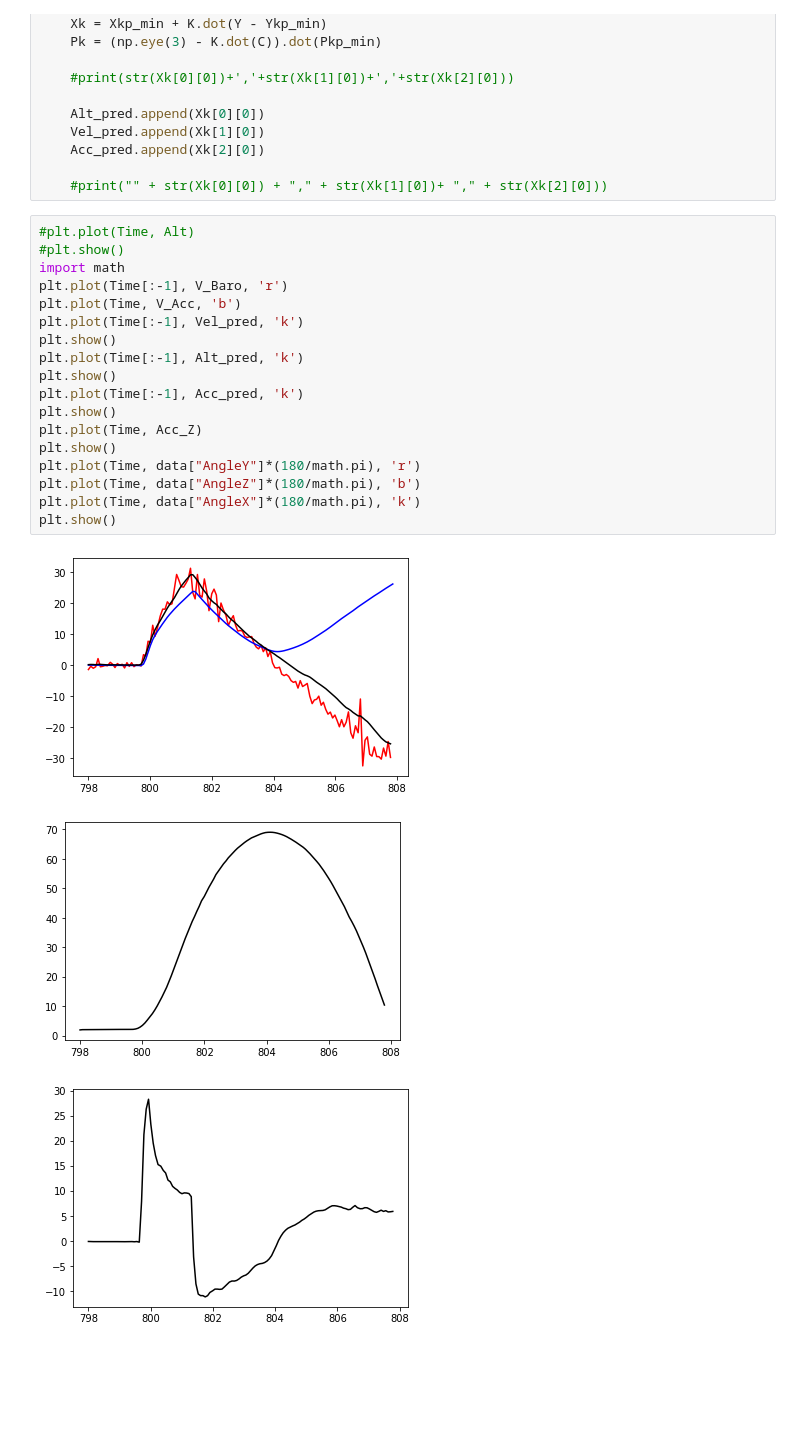
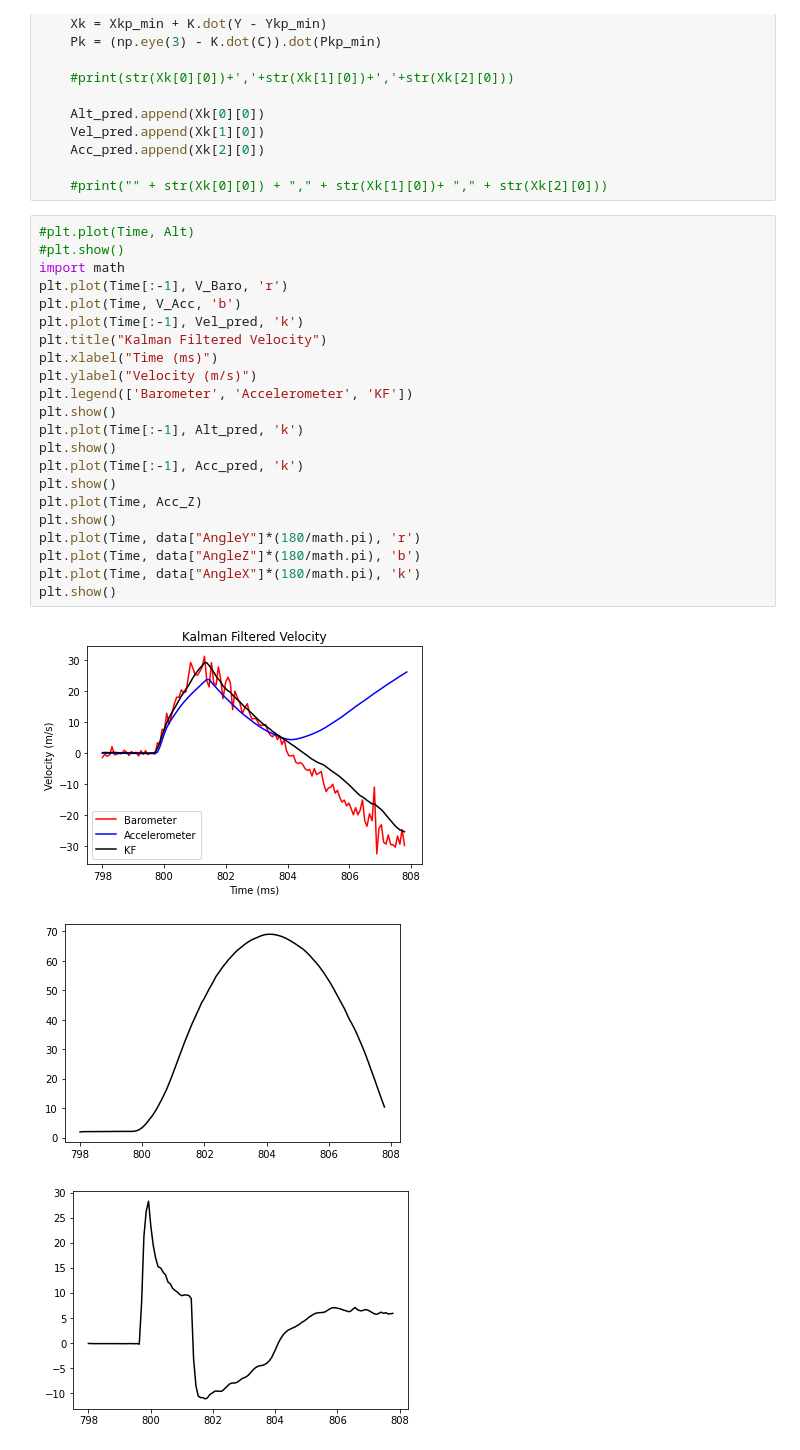
Before and after one commit to KianPardoe/RocketPy, a Jupyter notebook: Test_Flight_Data/Kalman_Testing.ipynb, the cells around one changed output. Cells and saved outputs as stored; diff of their text form; blank space fills up the shorter version.

```diff
--- a/Test_Flight_Data/Kalman_Testing.ipynb
+++ b/Test_Flight_Data/Kalman_Testing.ipynb
@@ -73,23 +73,27 @@ for i in range(1, len(Time)):
 # %%
 #plt.plot(Time, Alt)
 #plt.show()
 import math
 plt.plot(Time[:-1], V_Baro, 'r')
 plt.plot(Time, V_Acc, 'b')
 plt.plot(Time[:-1], Vel_pred, 'k')
+plt.title("Kalman Filtered Velocity")
+plt.xlabel("Time (ms)")
+plt.ylabel("Velocity (m/s)")
+plt.legend(['Barometer', 'Accelerometer', 'KF'])
 plt.show()
 plt.plot(Time[:-1], Alt_pred, 'k')
 plt.show()
 plt.plot(Time[:-1], Acc_pred, 'k')
 plt.show()
 plt.plot(Time, Acc_Z)
 plt.show()
 plt.plot(Time, data["AngleY"]*(180/math.pi), 'r')
 plt.plot(Time, data["AngleZ"]*(180/math.pi), 'b')
 plt.plot(Time, data["AngleX"]*(180/math.pi), 'k')
 plt.show()
 # %% [output]
-[figure, old version]
+[figure, new version]
 [figure]
 [figure]
 [figure]
```
Also changed, not shown: 1 other file.
